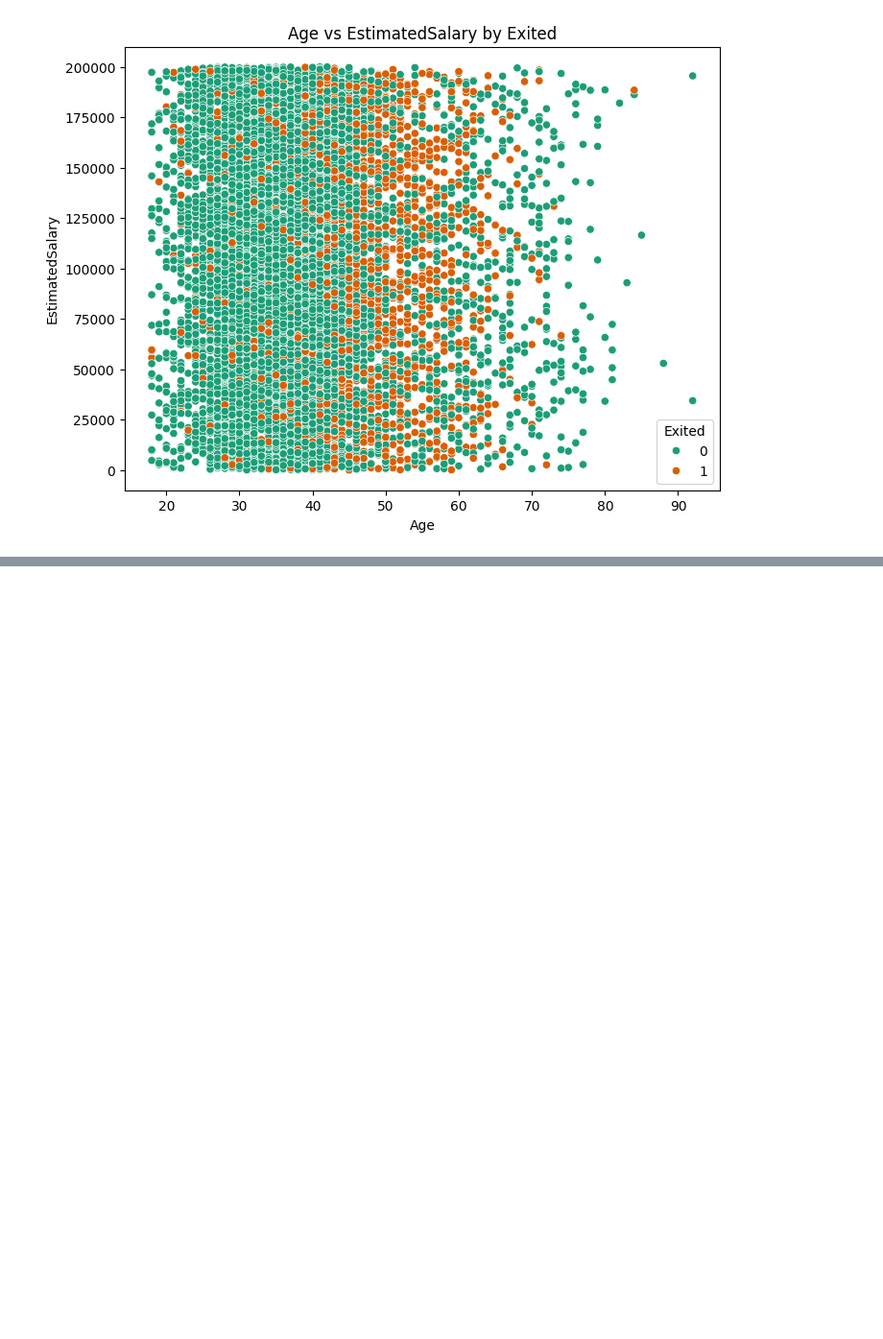
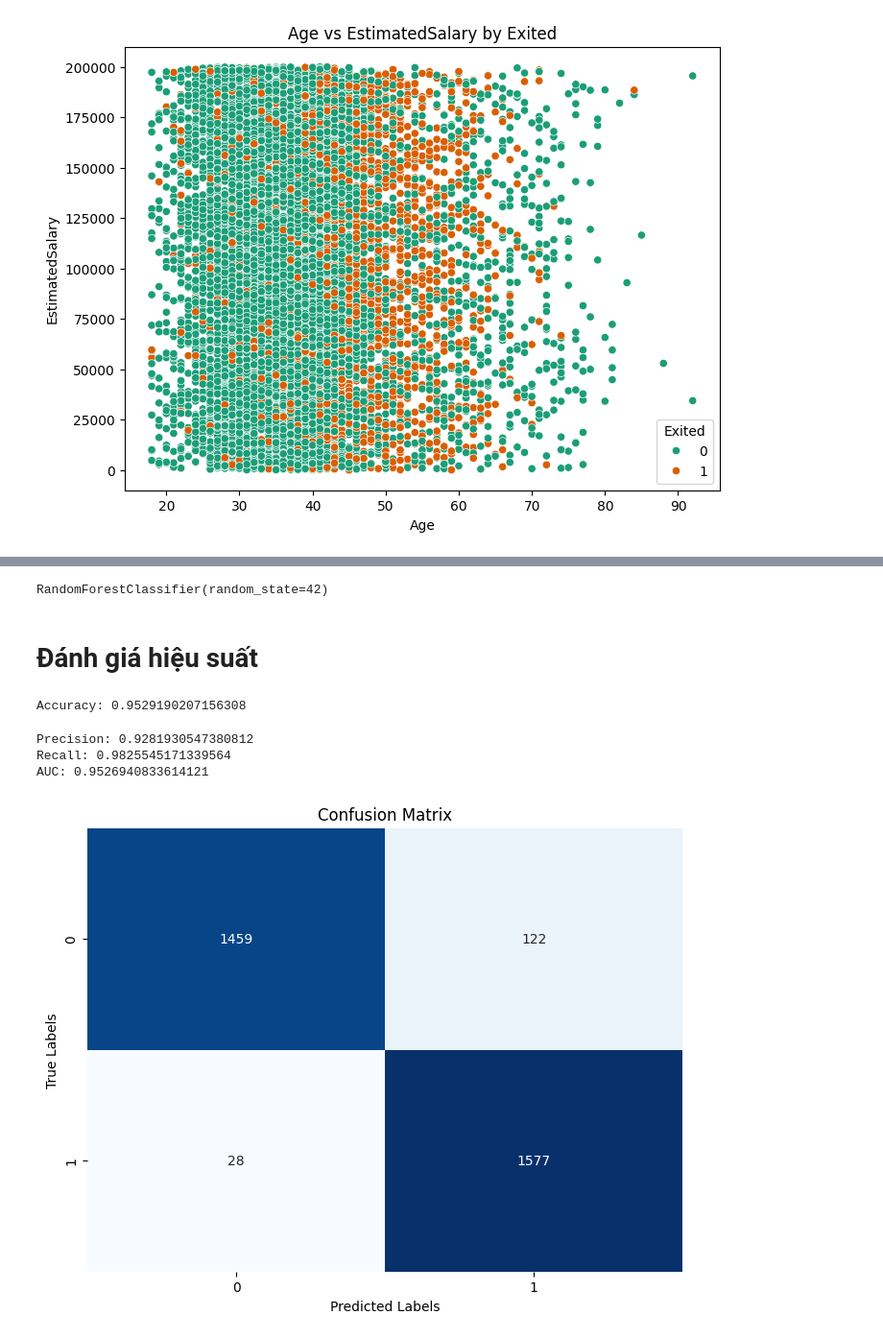
Before and after one commit to nguyenhuynhtu11/CreditCard_Churn, a Jupyter notebook: CreditCard_Customer_Churn.ipynb, the cells around one changed output, grey strips where cells are left out. Shown at 96% size. Drawn from its saved outputs; the diff is of its cells as text; code cells hidden in the pictures; blank space fills up the shorter version.

```diff
--- a/CreditCard_Customer_Churn.ipynb
+++ b/CreditCard_Customer_Churn.ipynb
@@ -244,0 +385,7 @@ sns.heatmap(df.corr(), annot = True)
+# %%
+# Tách dữ liệu thành features và target
+X = data_oversampled.drop('Exited', axis=1)
+y = data_oversampled['Exited']
+
+# Chia dữ liệu thành tập huấn luyện và tập kiểm tra
+X_train, X_test, y_train, y_test = train_test_split(X, y, test_size=0.2, random_state=42)
@@ -244,0 +408,45 @@ sns.heatmap(df.corr(), annot = True)
+# %%
+# Huấn luyện mô hình RandomForestClassifier
+model = RandomForestClassifier(random_state=42)
+model.fit(X_train, y_train)
+# %% [output]
+RandomForestClassifier(random_state=42)
+# %% [markdown]
+# Đánh giá hiệu suất
+# %%
+# Dự đoán trên tập kiểm tra
+y_pred = model.predict(X_test)
+
+# Đánh giá hiệu suất mô hình
+accuracy = accuracy_score(y_test, y_pred)
+print("Accuracy:", accuracy)
+# %% [output]
+Accuracy: 0.9529190207156308
+# %%
+# Tính toán precision và recall trên tập kiểm tra
+precision = precision_score(y_test, y_pred)
+recall = recall_score(y_test, y_pred)
+
+# Tính toán AUC trên tập kiểm tra
+auc = roc_auc_score(y_test, y_pred)
+
+print("Precision:", precision)
+print("Recall:", recall)
+print("AUC:", auc)
+# %% [output]
+Precision: 0.9281930547380812
+Recall: 0.9825545171339564
+AUC: 0.9526940833614121
+# %%
+# Tính confusion matrix
+cm = confusion_matrix(y_test, y_pred)
+
+# Vẽ confusion matrix
+plt.figure(figsize=(8, 6))
+sns.heatmap(cm, annot=True, fmt='d', cmap='Blues', cbar=False)
+plt.xlabel('Predicted Labels')
+plt.ylabel('True Labels')
+plt.title('Confusion Matrix')
+plt.show()
+# %% [output]
+[figure, added]
```
Also changed, not shown: parts of 33 cells of this notebook.
